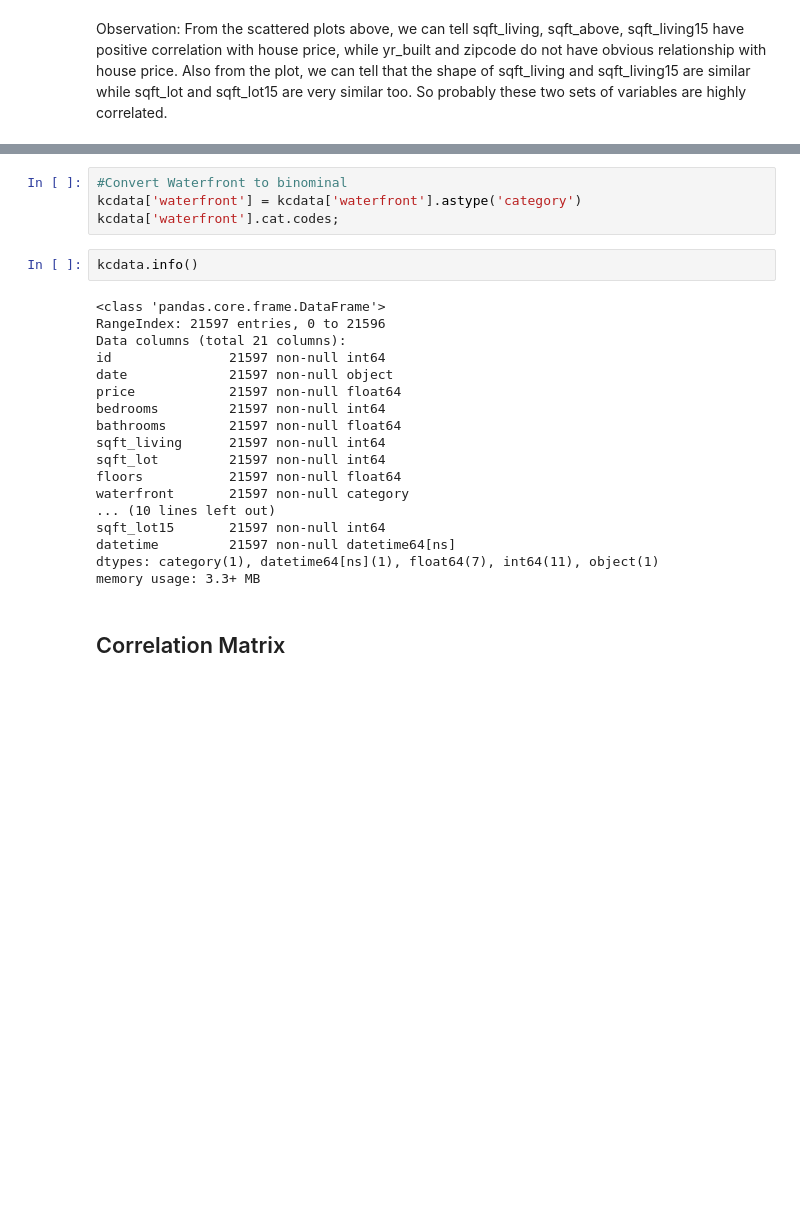
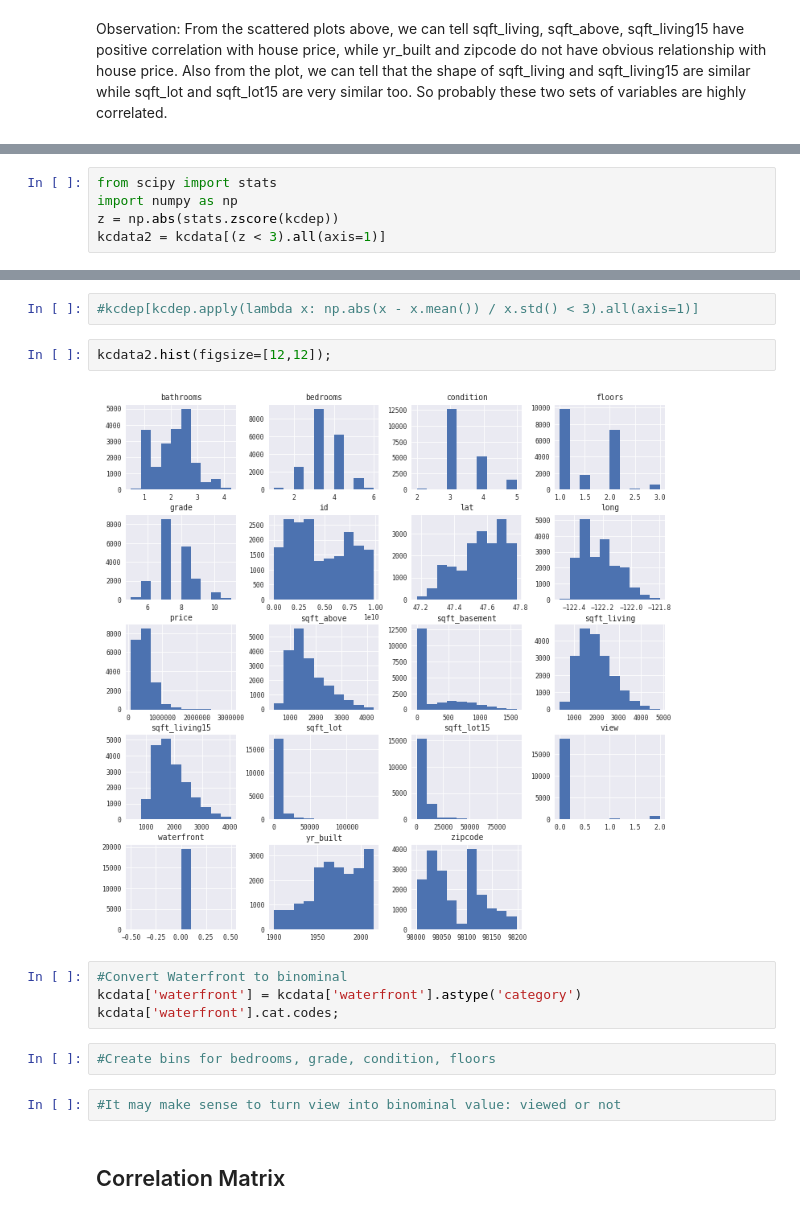
Before and after one commit to bonniema/housepriceprediction-multipleregression, a Jupyter notebook: project-exploration.ipynb, the cells around one changed output, grey strips where cells are left out. Cells and saved outputs as stored; diff of their text form; blank space fills up the shorter version.

```diff
--- a/project-exploration.ipynb
+++ b/project-exploration.ipynb
@@ -218,0 +266,5 @@ for xcol, ax in zip(cat_list2, axes):
+# %%
+from scipy import stats
+import numpy as np
+z = np.abs(stats.zscore(kcdep))
+kcdata2 = kcdata[(z < 3).all(axis=1)]
@@ -219,27 +311,17 @@ for xcol, ax in zip(cat_list2, axes):
+# %%
+#kcdep[kcdep.apply(lambda x: np.abs(x - x.mean()) / x.std() < 3).all(axis=1)]
+# %%
+kcdata2.hist(figsize=[12,12]);
+# %% [output]
+[figure, added]
 # %%
 #Convert Waterfront to binominal
 kcdata['waterfront'] = kcdata['waterfront'].astype('category')
 kcdata['waterfront'].cat.codes;
-# %%
-kcdata.info()
-# %% [output]
-<class 'pandas.core.frame.DataFrame'>
-RangeIndex: 21597 entries, 0 to 21596
-Data columns (total 21 columns):
-id               21597 non-null int64
-date             21597 non-null object
-price            21597 non-null float64
-bedrooms         21597 non-null int64
-bathrooms        21597 non-null float64
-sqft_living      21597 non-null int64
-sqft_lot         21597 non-null int64
-floors           21597 non-null float64
-waterfront       21597 non-null category
-... (10 lines left out)
-sqft_lot15       21597 non-null int64
-datetime         21597 non-null datetime64[ns]
-dtypes: category(1), datetime64[ns](1), float64(7), int64(11), object(1)
-memory usage: 3.3+ MB
+# %%
+#Create bins for bedrooms, grade, condition, floors
+# %%
+#It may make sense to turn view into binominal value: viewed or not
 # %% [markdown]
 ## Correlation Matrix
 # %%
```
Also changed, not shown: parts of 26 cells of this notebook.
